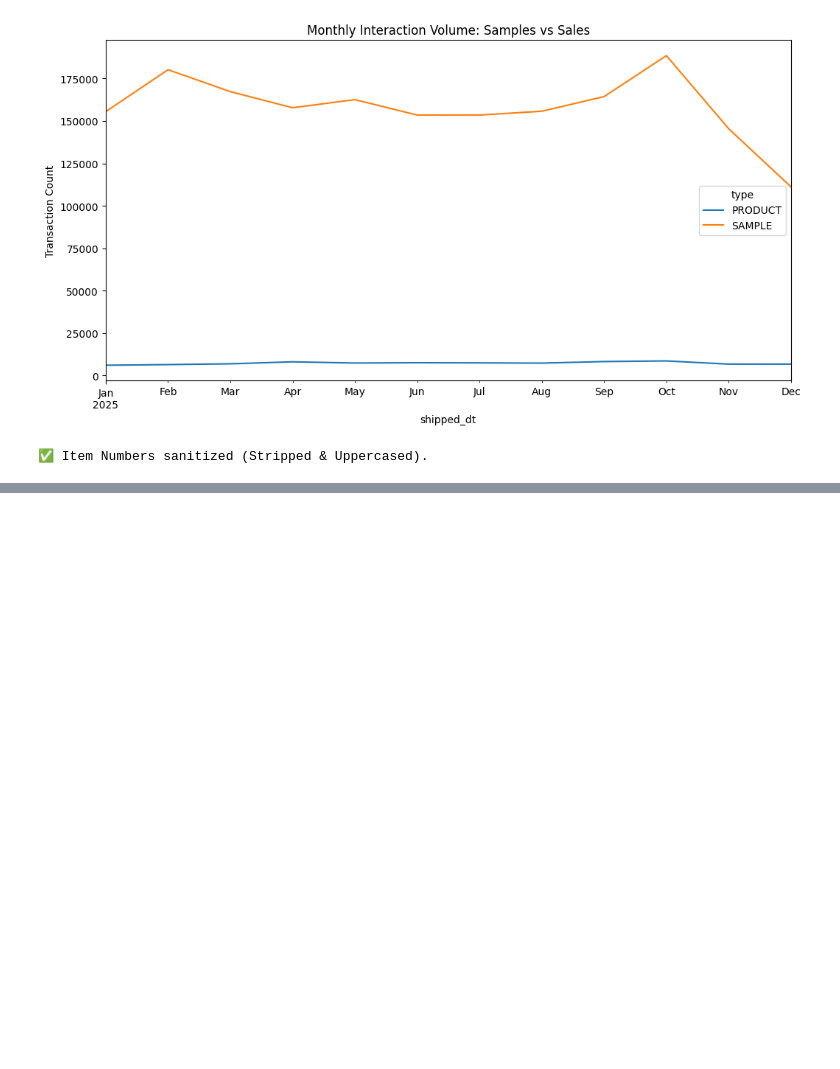
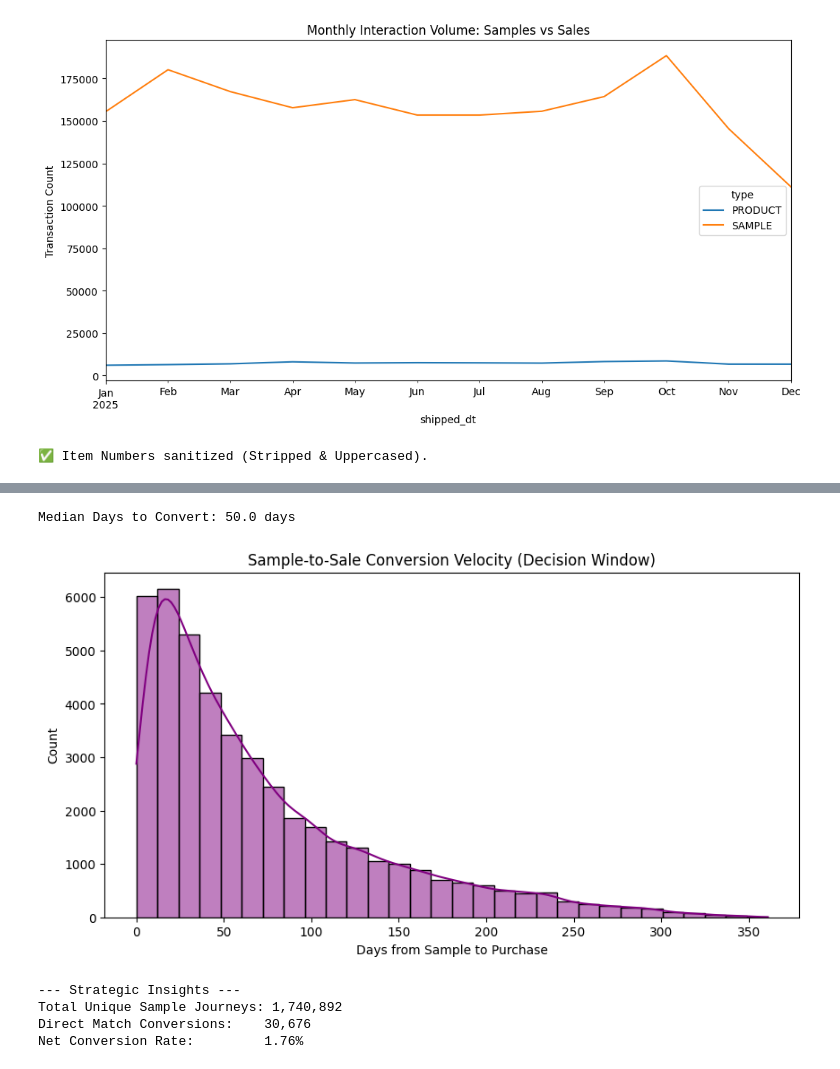
Before and after one commit to Avinash-patnaik/schumacher-customer-segmentation, a Jupyter notebook: notebooks/EDA_customer.ipynb, the cells around one changed output, grey strips where cells are left out. Drawn from its saved outputs; the diff is of its cells as text; code cells hidden in the pictures; blank space fills up the shorter version.

```diff
--- a/notebooks/EDA_customer.ipynb
+++ b/notebooks/EDA_customer.ipynb
@@ -268,0 +290,73 @@ Median Days to Convert: nan
+# %%
+# Filter for successful journeys (Account + Item matches)
+# We use 'product' here because your data uses that label
+samples_only = df[df['type'] == 'SAMPLE'][['trade_account_id', 'item_number', 'shipped_dt']].rename(columns={'shipped_dt': 'sample_date'})
+sales_only = df[df['type'] == 'PRODUCT'][['trade_account_id', 'item_number', 'shipped_dt']].rename(columns={'shipped_dt': 'sale_date'})
+
+# Inner merge to find converted items
+conversions = pd.merge(samples_only, sales_only, on=['trade_account_id', 'item_number'], how='inner')
+
+# Calculate Days to Convert
+conversions['days_to_convert'] = (conversions['sale_date'] - conversions['sample_date']).dt.days
+
+# Filter for logical conversions (Sale after Sample)
+conversions = conversions[conversions['days_to_convert'] >= 0]
+
+print(f"Median Days to Convert: {conversions['days_to_convert'].median()} days")
+
+# Plot the Velocity Distribution
+plt.figure(figsize=(10, 5))
+sns.histplot(conversions['days_to_convert'], bins=30, kde=True, color='purple')
+plt.title('Sample-to-Sale Conversion Velocity (Decision Window)')
+plt.xlabel('Days from Sample to Purchase')
+plt.show()
+# %% [output]
+Median Days to Convert: 50.0 days
+[figure, added]
+# %%
+import plotly.express as px
+samples_df = df[df['type'] == 'SAMPLE'].groupby(['trade_account_id', 'item_number'])['shipped_dt'].min().reset_index()
+samples_df.columns = ['trade_account_id', 'item_number', 'first_sample_date']
+
+# 2. Identify the first date each account purchased (PRODUCT) a specific item
+# NOTE: Using 'PRODUCT' based on your specific dataset labels
+sales_df = df[df['type'] == 'PRODUCT'].groupby(['trade_account_id', 'item_number'])['shipped_dt'].min().reset_index()
+sales_df.columns = ['trade_account_id', 'item_number', 'first_sale_date']
+
+# 3. Join the data to find the intersection (The "Journey")
+conversion_journey = pd.merge(samples_df, sales_df, on=['trade_account_id', 'item_number'], how='inner')
+
+# 4. Filter for valid conversions (Purchase must be on or after Sample)
+conversion_journey = conversion_journey[conversion_journey['first_sale_date'] >= conversion_journey['first_sample_date']]
+
+# 5. Calculate Funnel Metrics
+total_unique_samples = len(samples_df)
+converted_samples = len(conversion_journey)
+conversion_rate = (converted_samples / total_unique_samples) * 100 if total_unique_samples > 0 else 0
+
+# 6. Create the Funnel Visual
+funnel_data = pd.DataFrame({
+    'Stage': ['Unique Items Sampled', 'Matched Sales'],
+    'Count': [total_unique_samples, converted_samples]
+})
+
+fig = px.funnel(
+    funnel_data,
+    x='Count',
+    y='Stage',
+    title=f'Schumacher Conversion Strategy (Global CR: {conversion_rate:.2f}%)',
+    color_discrete_sequence=['#2C3E50', '#E67E22'] # Luxury Slate & Gold colors
+)
+
+fig.update_traces(textinfo='value+percent initial')
+fig.show()
+
+print(f"--- Strategic Insights ---")
+print(f"Total Unique Sample Journeys: {total_unique_samples:,}")
+print(f"Direct Match Conversions:    {converted_samples:,}")
+print(f"Net Conversion Rate:         {conversion_rate:.2f}%")
+# %% [output]
+--- Strategic Insights ---
+Total Unique Sample Journeys: 1,740,892
+Direct Match Conversions:    30,676
+Net Conversion Rate:         1.76%
```
Also changed, not shown: parts of 6 cells of this notebook.
